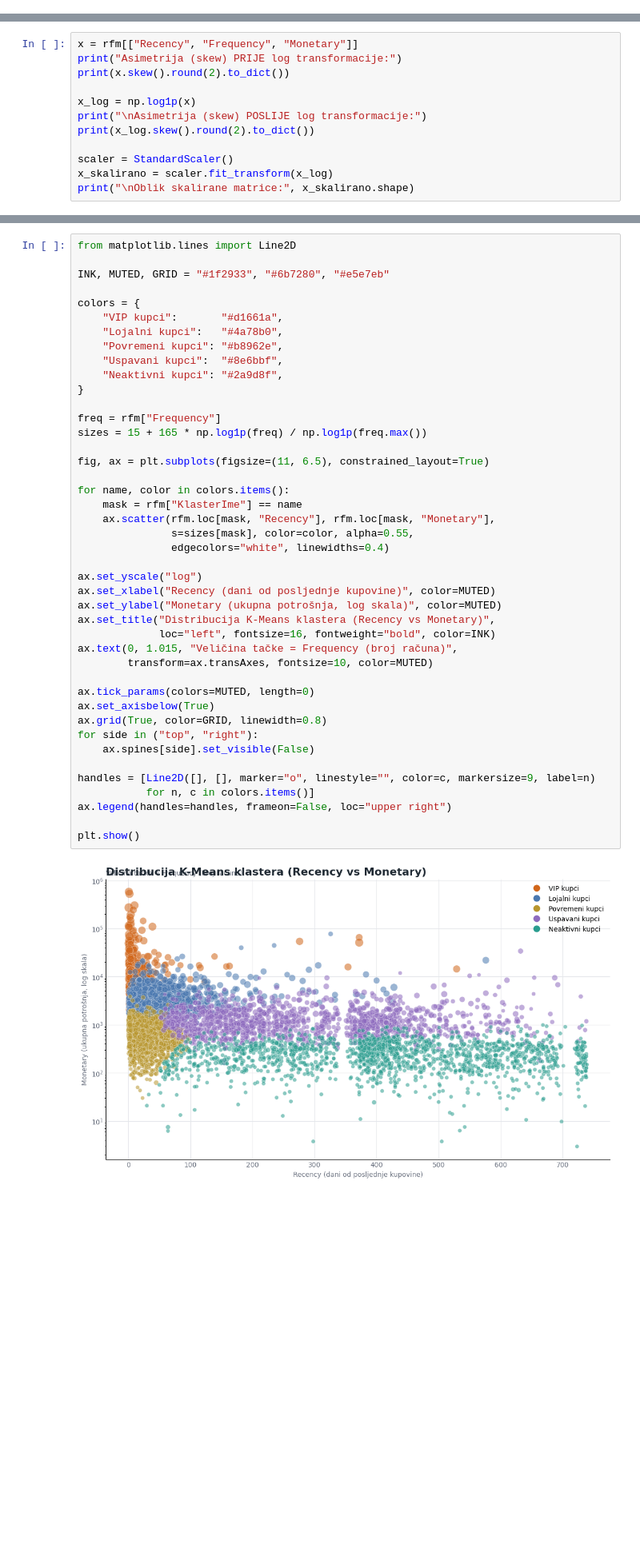
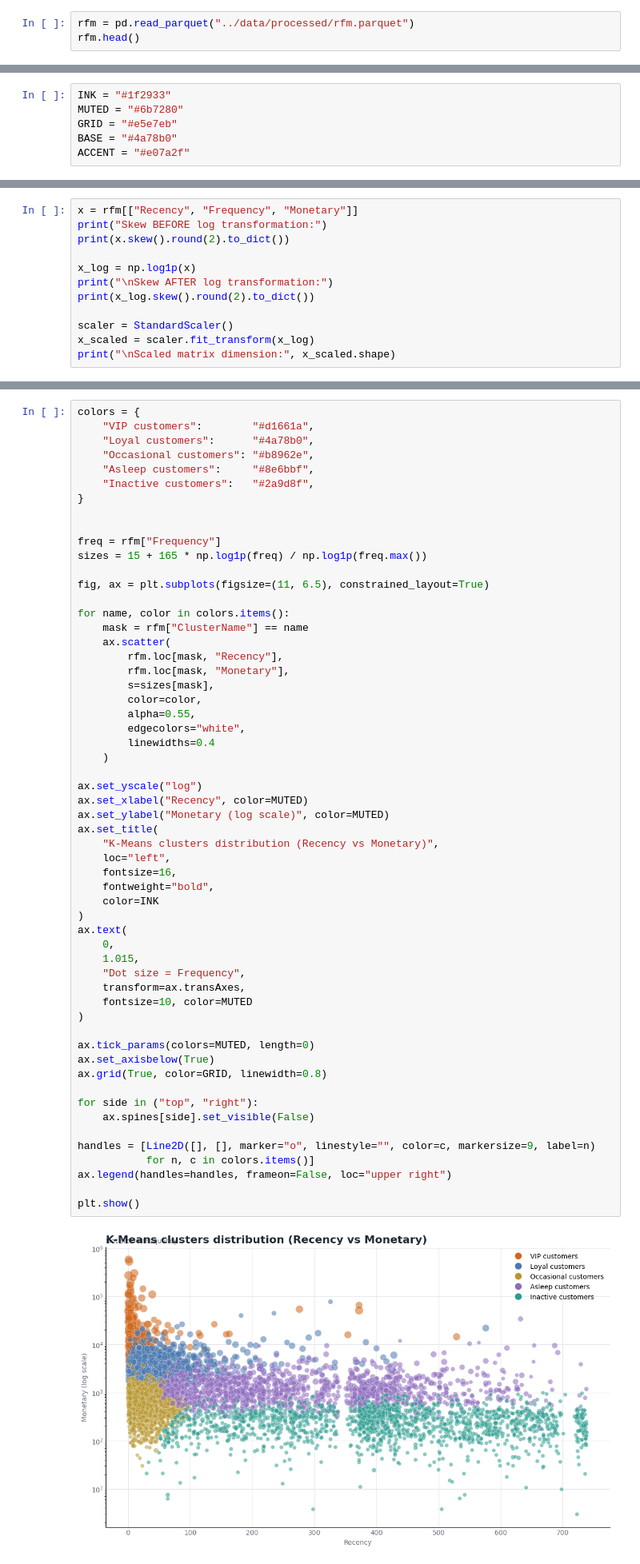
Before and after one commit to aaleksaacic/online-shop-analytics, a Jupyter notebook: notebooks/04_kmeans.ipynb, the cells around one changed output, grey strips where cells are left out. Shown at 80% size. Saved outputs shown, nothing was run; the diff lists cells and outputs as text; blank space fills up the shorter version.

```diff
--- a/notebooks/04_kmeans.ipynb
+++ b/notebooks/04_kmeans.ipynb
@@ -19,0 +9,3 @@ Učitano 5,852 kupaca.
+# %%
+rfm = pd.read_parquet("../data/processed/rfm.parquet")
+rfm.head()
@@ -20 +23,7 @@ Učitano 5,852 kupaca.
+# %%
+INK = "#1f2933"
+MUTED = "#6b7280"
+GRID = "#e5e7eb"
+BASE = "#4a78b0"
+ACCENT = "#e07a2f"
 # %% [markdown]
@@ -22,13 +31,13 @@ Učitano 5,852 kupaca.
 # %%
 x = rfm[["Recency", "Frequency", "Monetary"]]
-print("Asimetrija (skew) PRIJE log transformacije:")
+print("Skew BEFORE log transformation:")
 print(x.skew().round(2).to_dict())
 
 x_log = np.log1p(x)
-print("\nAsimetrija (skew) POSLIJE log transformacije:")
+print("\nSkew AFTER log transformation:")
 print(x_log.skew().round(2).to_dict())
 
 scaler = StandardScaler()
-x_skalirano = scaler.fit_transform(x_log)
-print("\nOblik skalirane matrice:", x_skalirano.shape)
+x_scaled = scaler.fit_transform(x_log)
+print("\nScaled matrix dimension:", x_scaled.shape)
 # %% [output]
@@ -191,46 +221,60 @@ plot_customer_vs_revenue_share(
 # %%
-from matplotlib.lines import Line2D
+colors = {
+    "VIP customers":        "#d1661a",
+    "Loyal customers":      "#4a78b0",
+    "Occasional customers": "#b8962e",
+    "Asleep customers":     "#8e6bbf",
+    "Inactive customers":   "#2a9d8f",
+}
 
-INK, MUTED, GRID = "#1f2933", "#6b7280", "#e5e7eb"
-
-colors = {
-    "VIP kupci":       "#d1661a",
-    "Lojalni kupci":   "#4a78b0",
-    "Povremeni kupci": "#b8962e",
-    "Uspavani kupci":  "#8e6bbf",
-    "Neaktivni kupci": "#2a9d8f",
-}
 
 freq = rfm["Frequency"]
 sizes = 15 + 165 * np.log1p(freq) / np.log1p(freq.max())
 
 fig, ax = plt.subplots(figsize=(11, 6.5), constrained_layout=True)
 
 for name, color in colors.items():
-    mask = rfm["KlasterIme"] == name
-    ax.scatter(rfm.loc[mask, "Recency"], rfm.loc[mask, "Monetary"],
-               s=sizes[mask], color=color, alpha=0.55,
-               edgecolors="white", linewidths=0.4)
+    mask = rfm["ClusterName"] == name
+    ax.scatter(
+        rfm.loc[mask, "Recency"],
+        rfm.loc[mask, "Monetary"],
+        s=sizes[mask],
+        color=color,
+        alpha=0.55,
+        edgecolors="white",
+        linewidths=0.4
+    )
 
 ax.set_yscale("log")
-ax.set_xlabel("Recency (dani od posljednje kupovine)", color=MUTED)
-ax.set_ylabel("Monetary (ukupna potrošnja, log skala)", color=MUTED)
-ax.set_title("Distribucija K-Means klastera (Recency vs Monetary)",
-             loc="left", fontsize=16, fontweight="bold", color=INK)
-ax.text(0, 1.015, "Veličina tačke = Frequency (broj računa)",
-        transform=ax.transAxes, fontsize=10, color=MUTED)
+ax.set_xlabel("Recency", color=MUTED)
+ax.set_ylabel("Monetary (log scale)", color=MUTED)
+ax.set_title(
+    "K-Means clusters distribution (Recency vs Monetary)",
+    loc="left",
+    fontsize=16,
+    fontweight="bold",
+    color=INK
+)
+ax.text(
+    0,
+    1.015,
+    "Dot size = Frequency",
+    transform=ax.transAxes,
+    fontsize=10, color=MUTED
+)
 
 ax.tick_params(colors=MUTED, length=0)
 ax.set_axisbelow(True)
 ax.grid(True, color=GRID, linewidth=0.8)
+
 for side in ("top", "right"):
     ax.spines[side].set_visible(False)
 
 handles = [Line2D([], [], marker="o", linestyle="", color=c, markersize=9, label=n)
            for n, c in colors.items()]
 ax.legend(handles=handles, frameon=False, loc="upper right")
 
 plt.show()
 # %% [output]
-[figure, old version]
+[figure, new version]
 # %%
```
Also changed, not shown: parts of 14 cells of this notebook, 2 other files.
